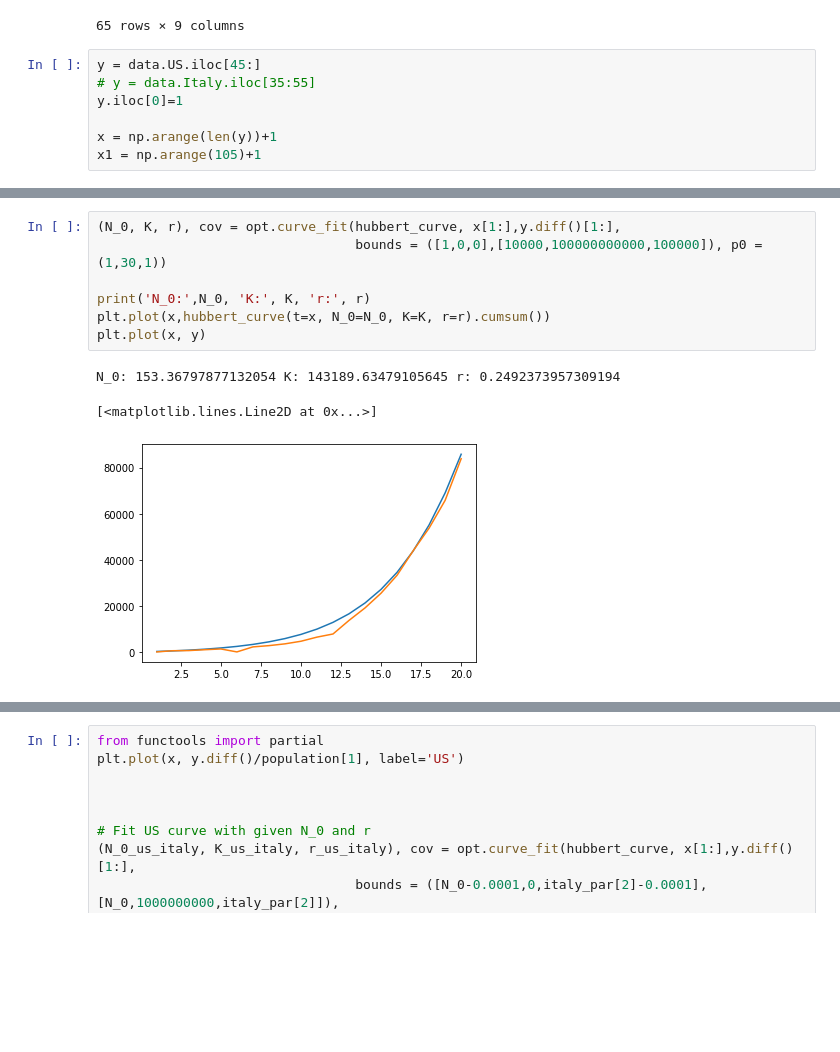
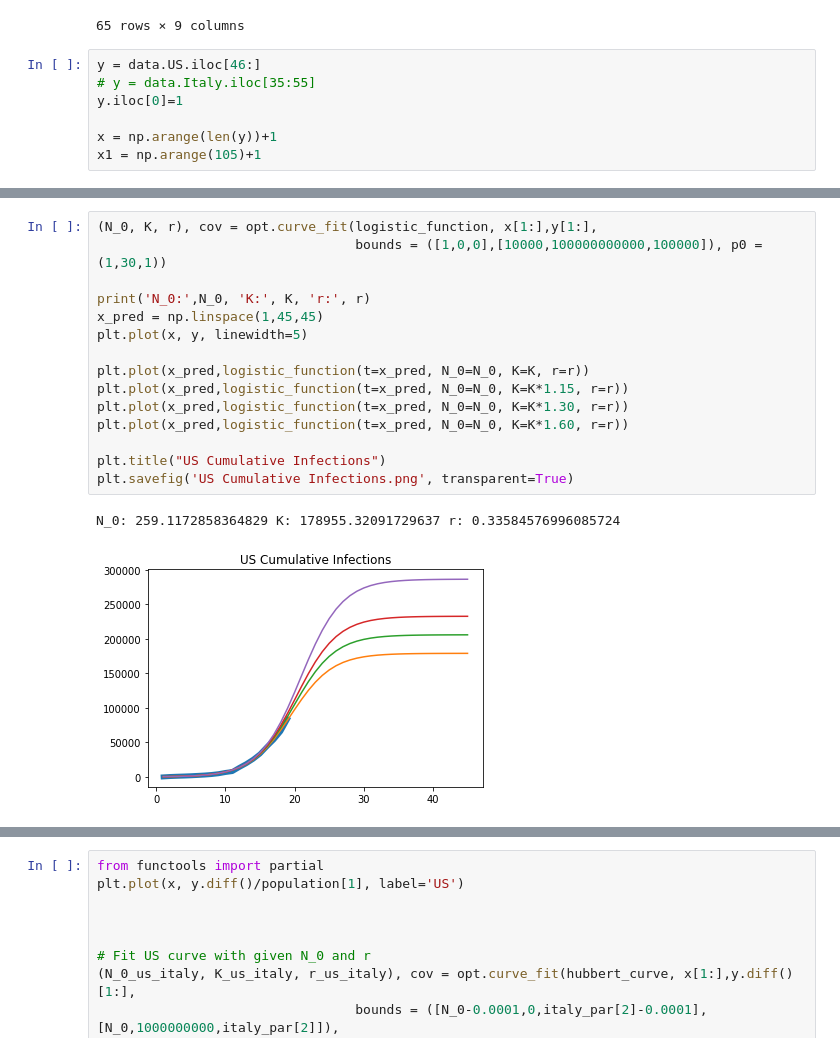
Before and after one commit to Rui666666/FRM_covid19, a Jupyter notebook: simple_hubbert_curve_fitting.ipynb, the cells around one changed output, grey strips where cells are left out. Cells and saved outputs as stored; diff of their text form; blank space fills up the shorter version.

```diff
--- a/simple_hubbert_curve_fitting.ipynb
+++ b/simple_hubbert_curve_fitting.ipynb
@@ -177,7 +199,7 @@ data
 | 64 | 2020-03-26 | 81782 | 83836 | 11812 | 80589 | 29551 | 43938 | 57786 | 29406 |
 65 rows × 9 columns
 # %%
-y = data.US.iloc[45:]
+y = data.US.iloc[46:]
 # y = data.Italy.iloc[35:55]
 y.iloc[0]=1
 
@@ -186,11 +221,18 @@ x1 = np.arange(105)+1
 # %%
-(N_0, K, r), cov = opt.curve_fit(hubbert_curve, x[1:],y.diff()[1:],
+(N_0, K, r), cov = opt.curve_fit(logistic_function, x[1:],y[1:],
                                  bounds = ([1,0,0],[10000,100000000000,100000]), p0 = (1,30,1))
 
 print('N_0:',N_0, 'K:', K, 'r:', r)
-plt.plot(x,hubbert_curve(t=x, N_0=N_0, K=K, r=r).cumsum())
-plt.plot(x, y)
+x_pred = np.linspace(1,45,45)
+plt.plot(x, y, linewidth=5)
+
+plt.plot(x_pred,logistic_function(t=x_pred, N_0=N_0, K=K, r=r))
+plt.plot(x_pred,logistic_function(t=x_pred, N_0=N_0, K=K*1.15, r=r))
+plt.plot(x_pred,logistic_function(t=x_pred, N_0=N_0, K=K*1.30, r=r))
+plt.plot(x_pred,logistic_function(t=x_pred, N_0=N_0, K=K*1.60, r=r))
+
+plt.title("US Cumulative Infections")
+plt.savefig('US Cumulative Infections.png', transparent=True)
 # %% [output]
-N_0: 153.36797877132054 K: 143189.63479105645 r: 0.2492373957309194
+N_0: 259.1172858364829 K: 178955.32091729637 r: 0.33584576996085724
-[<matplotlib.lines.Line2D at 0x...>]
-[figure, old version]
+[figure, new version]
```
Also changed, not shown: parts of 19 cells of this notebook, 15 other files.
